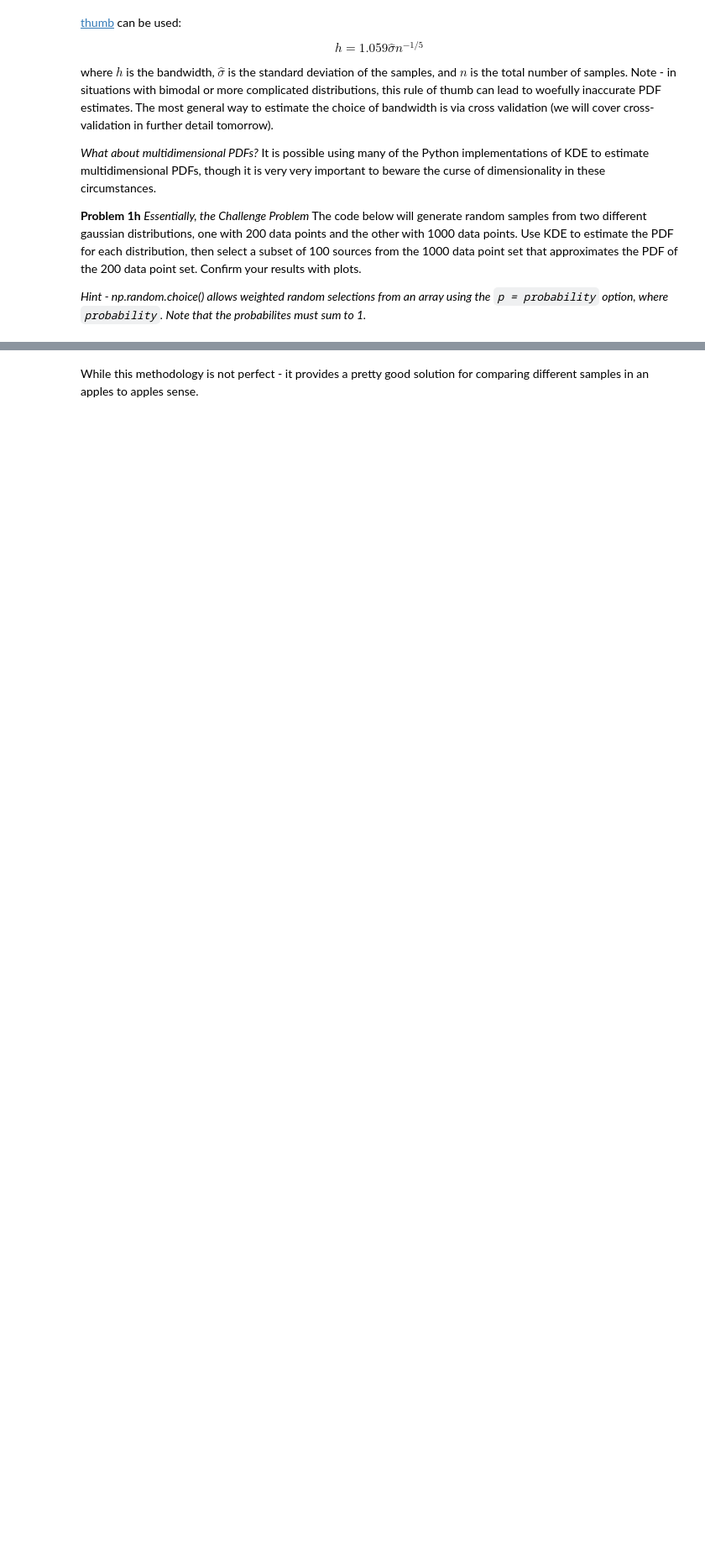
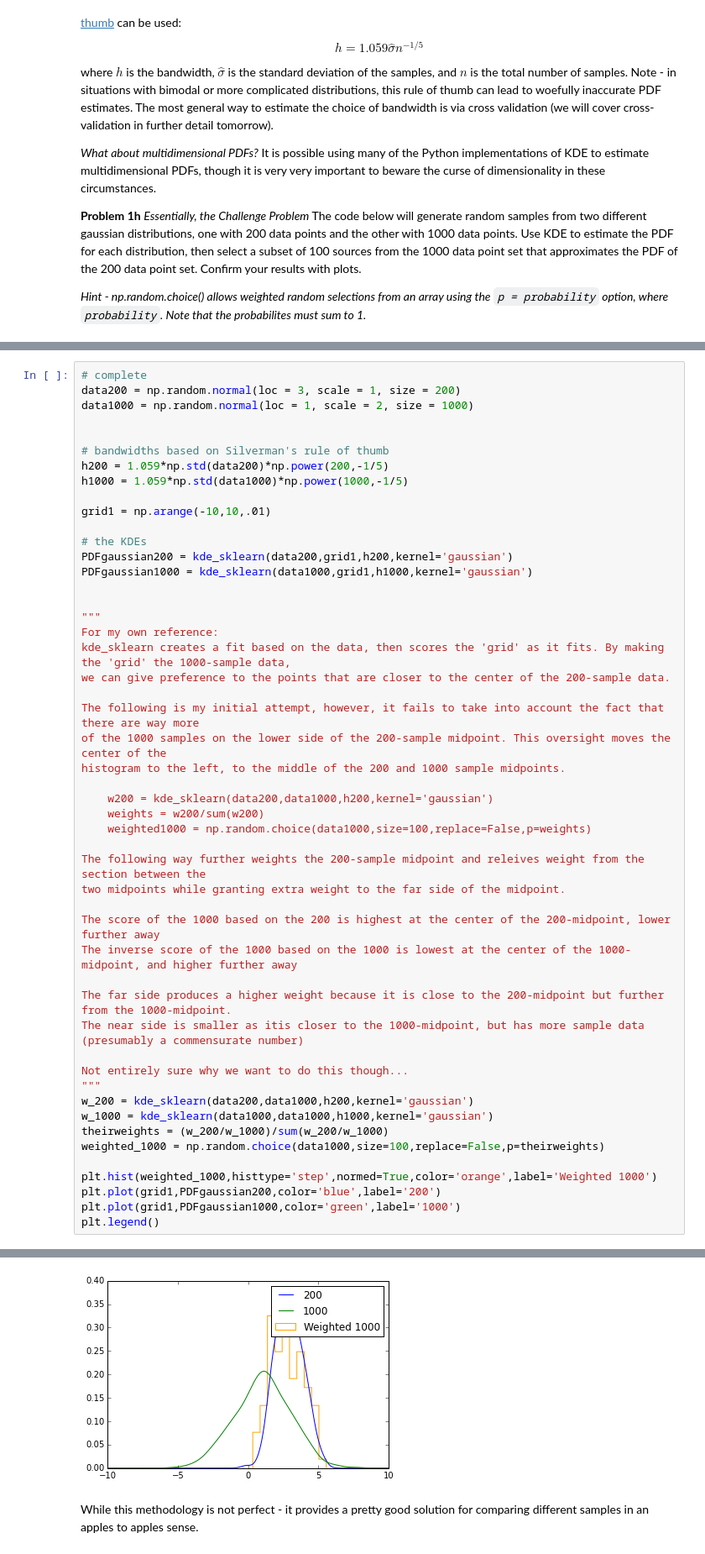
Before and after one commit to d-giles/LSSTC-DSFP-Sessions, a Jupyter notebook: Session1/Day3/IntroToVisualization.ipynb, the cells around one changed output, grey strips where cells are left out. Shown at 84% size. Saved outputs shown, nothing was run; the diff lists cells and outputs as text; blank space fills up the shorter version.

```diff
--- a/Session1/Day3/IntroToVisualization.ipynb
+++ b/Session1/Day3/IntroToVisualization.ipynb
@@ -201,0 +183,51 @@ plt.legend()
+# %%
+# complete
+data200 = np.random.normal(loc = 3, scale = 1, size = 200)
+data1000 = np.random.normal(loc = 1, scale = 2, size = 1000)
+
+
+# bandwidths based on Silverman's rule of thumb
+h200 = 1.059*np.std(data200)*np.power(200,-1/5)
+h1000 = 1.059*np.std(data1000)*np.power(1000,-1/5)
+
+grid1 = np.arange(-10,10,.01)
+
+# the KDEs
+PDFgaussian200 = kde_sklearn(data200,grid1,h200,kernel='gaussian')
+PDFgaussian1000 = kde_sklearn(data1000,grid1,h1000,kernel='gaussian')
+
+
+"""
+For my own reference:
+kde_sklearn creates a fit based on the data, then scores the 'grid' as it fits. By making the 'grid' the 1000-sample data,
+we can give preference to the points that are closer to the center of the 200-sample data.
+
+The following is my initial attempt, however, it fails to take into account the fact that there are way more
+of the 1000 samples on the lower side of the 200-sample midpoint. This oversight moves the center of the
+histogram to the left, to the middle of the 200 and 1000 sample midpoints.
+
+    w200 = kde_sklearn(data200,data1000,h200,kernel='gaussian')
+    weights = w200/sum(w200)
+    weighted1000 = np.random.choice(data1000,size=100,replace=False,p=weights)
+
+The following way further weights the 200-sample midpoint and releives weight from the section between the
+two midpoints while granting extra weight to the far side of the midpoint.
+
+The score of the 1000 based on the 200 is highest at the center of the 200-midpoint, lower further away
+The inverse score of the 1000 based on the 1000 is lowest at the center of the 1000-midpoint, and higher further away
+
+The far side produces a higher weight because it is close to the 200-midpoint but further from the 1000-midpoint.
+The near side is smaller as itis closer to the 1000-midpoint, but has more sample data (presumably a commensurate number)
+
+Not entirely sure why we want to do this though...
+"""
+w_200 = kde_sklearn(data200,data1000,h200,kernel='gaussian')
+w_1000 = kde_sklearn(data1000,data1000,h1000,kernel='gaussian')
+theirweights = (w_200/w_1000)/sum(w_200/w_1000)
+weighted_1000 = np.random.choice(data1000,size=100,replace=False,p=theirweights)
+
+plt.hist(weighted_1000,histtype='step',normed=True,color='orange',label='Weighted 1000')
+plt.plot(grid1,PDFgaussian200,color='blue',label='200')
+plt.plot(grid1,PDFgaussian1000,color='green',label='1000')
+plt.legend()
+# %% [output]
@@ -202,3 +235,4 @@ plt.legend()
+[figure, added]
 # %% [markdown]
 While this methodology is not perfect - it provides a pretty good solution for comparing different samples in an apples to apples sense.
 # %% [markdown]
```
Also changed, not shown: parts of 2 cells of this notebook.
